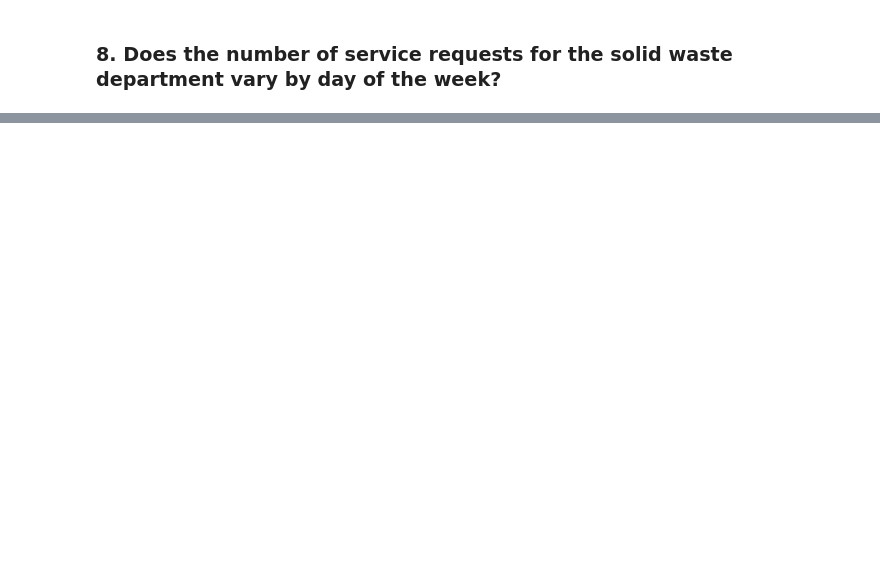
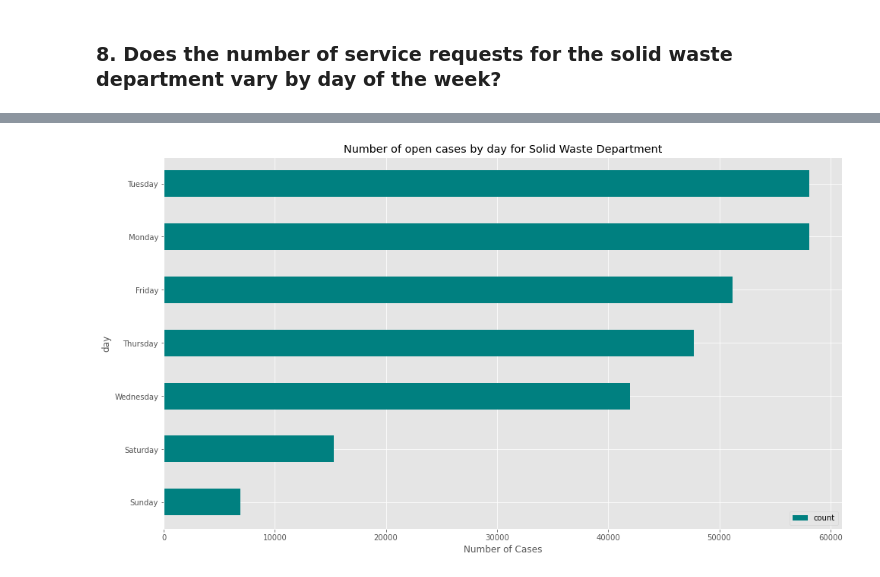
Before and after one commit to cindyvillanuevads/spark-exercises, a Jupyter notebook: explore.ipynb, the cells around one changed output, grey strips where cells are left out. Saved outputs shown, nothing was run; the diff lists cells and outputs as text; code cells hidden in the pictures; blank space fills up the shorter version.

```diff
--- a/explore.ipynb
+++ b/explore.ipynb
@@ -789,0 +965,5 @@ df_closed.plot.bar()
+# %%
+#create. pandas table
+df_pandas = df.where(df.department == "Solid Waste")\
+.groupBy(date_format("case_opened_date", "yyyy-MM-dd").alias("case_opened_date"))\
+.count().sort("case_opened_date").toPandas()
@@ -789,0 +992,6 @@ df_closed.plot.bar()
+# %%
+# Converting to DateTime Type
+df_pandas['case_opened_date'] = pd.to_datetime(df_pandas.case_opened_date)
+# %%
+#create new column
+df_pandas['day'] = df_pandas.case_opened_date.dt.day_name()
@@ -789,0 +1019,7 @@ df_closed.plot.bar()
+# %%
+df_pandas.groupby('day').sum().sort_values(by = 'count').plot.barh(figsize=(16,9), color = "teal")
+plt.title("Number of open cases by day for Solid Waste Department")
+plt.xlabel("Number of Cases")
+plt.show()
+# %% [output]
+[figure, added]
```
Also changed, not shown: parts of 24 cells of this notebook.
